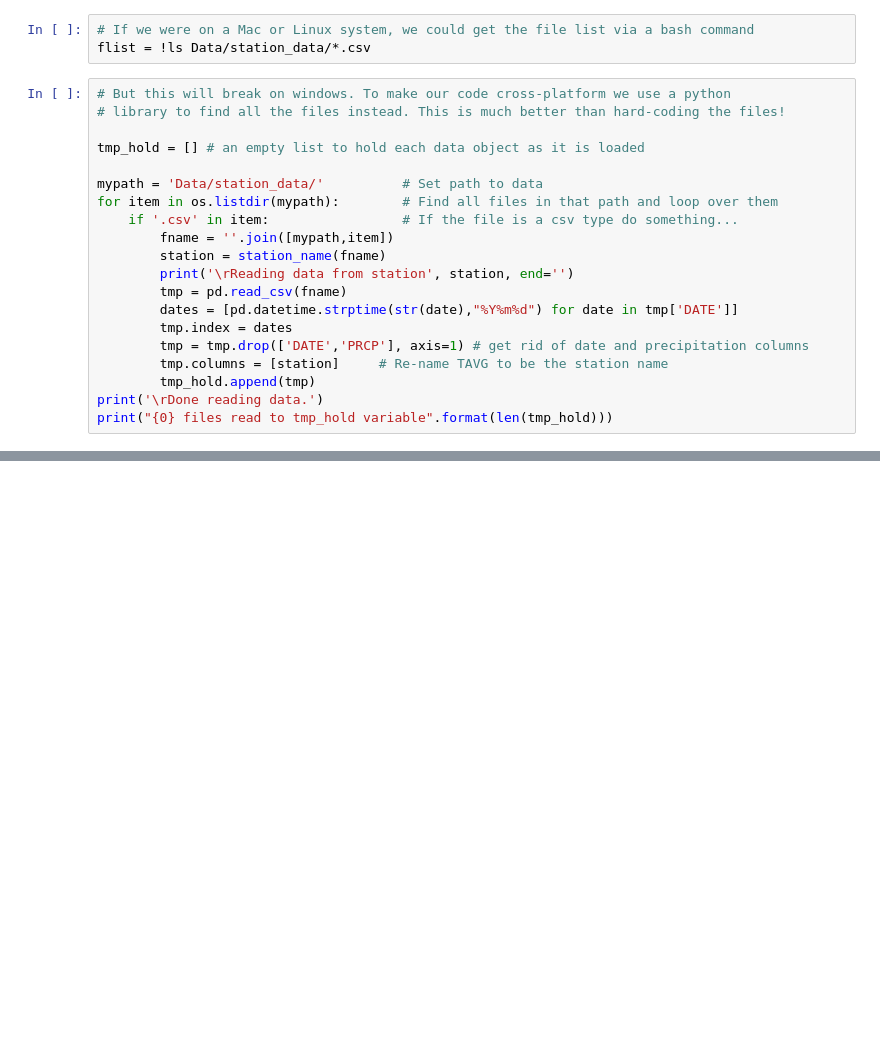
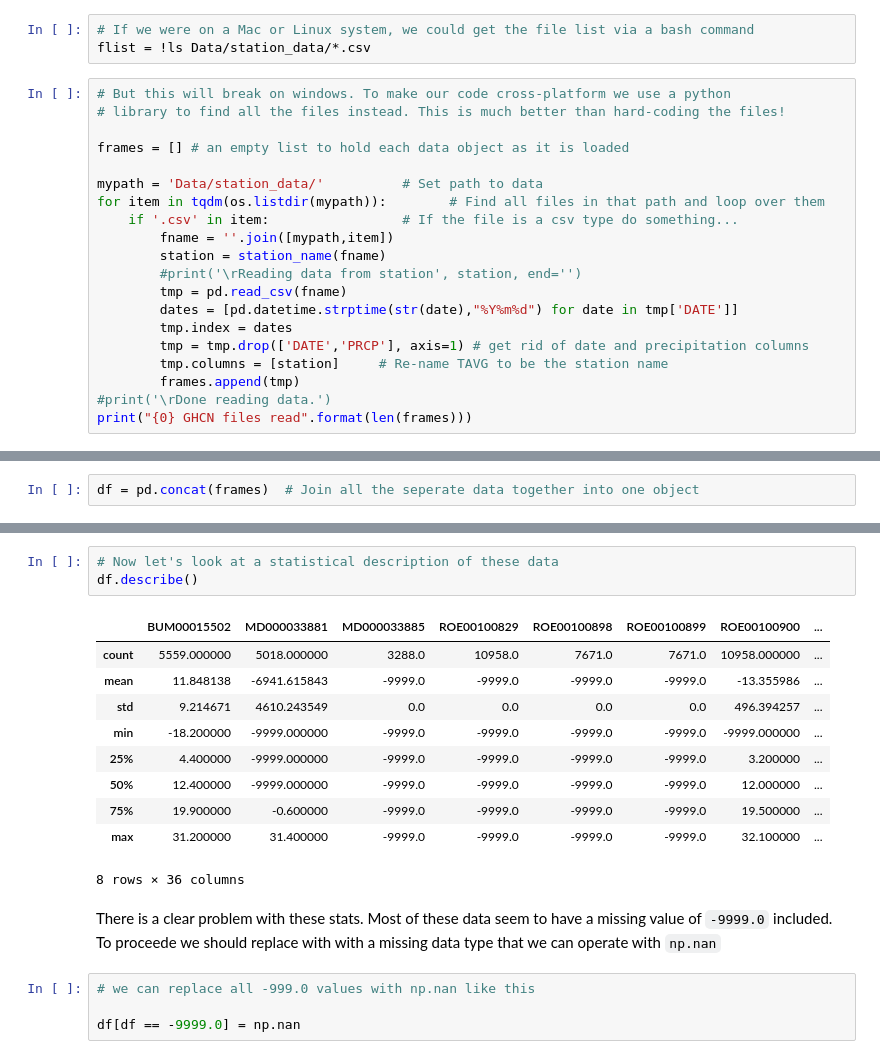
Before and after one commit to benlaken/Romania_2016, a Jupyter notebook: test_stations.ipynb, the cells around one changed output, grey strips where cells are left out. Drawn from its saved outputs; the diff is of its cells as text; blank space fills up the shorter version.

Commit message:
craeted a clean df object, ready to work from

```diff
--- a/test_stations.ipynb
+++ b/test_stations.ipynb
@@ -78,20 +83,20 @@ flist = !ls Data/station_data/*.csv
 # But this will break on windows. To make our code cross-platform we use a python
 # library to find all the files instead. This is much better than hard-coding the files!
 
-tmp_hold = [] # an empty list to hold each data object as it is loaded
+frames = [] # an empty list to hold each data object as it is loaded
 
 mypath = 'Data/station_data/'          # Set path to data
-for item in os.listdir(mypath):        # Find all files in that path and loop over them
+for item in tqdm(os.listdir(mypath)):        # Find all files in that path and loop over them
     if '.csv' in item:                 # If the file is a csv type do something...
         fname = ''.join([mypath,item])
         station = station_name(fname)
-        print('\rReading data from station', station, end='')
+        #print('\rReading data from station', station, end='')
         tmp = pd.read_csv(fname)
         dates = [pd.datetime.strptime(str(date),"%Y%m%d") for date in tmp['DATE']]
         tmp.index = dates
         tmp = tmp.drop(['DATE','PRCP'], axis=1) # get rid of date and precipitation columns
         tmp.columns = [station]     # Re-name TAVG to be the station name
-        tmp_hold.append(tmp)
-print('\rDone reading data.')
-print("{0} files read to tmp_hold variable".format(len(tmp_hold)))
+        frames.append(tmp)
+#print('\rDone reading data.')
+print("{0} GHCN files read".format(len(frames)))
 # %% [output]
@@ -115,0 +104,2 @@ Max date in all data: 2009-12-31
+# %%
+df = pd.concat(frames)  # Join all the seperate data together into one object
@@ -115,0 +119,21 @@ Max date in all data: 2009-12-31
+# %%
+# Now let's look at a statistical description of these data
+df.describe()
+# %% [output]
+|  | BUM00015502 | MD000033881 | MD000033885 | ROE00100829 | ROE00100898 | ROE00100899 | ROE00100900 | ... |
+| count | 5559.000000 | 5018.000000 | 3288.0 | 10958.0 | 7671.0 | 7671.0 | 10958.000000 | ... |
+| mean | 11.848138 | -6941.615843 | -9999.0 | -9999.0 | -9999.0 | -9999.0 | -13.355986 | ... |
+| std | 9.214671 | 4610.243549 | 0.0 | 0.0 | 0.0 | 0.0 | 496.394257 | ... |
+| min | -18.200000 | -9999.000000 | -9999.0 | -9999.0 | -9999.0 | -9999.0 | -9999.000000 | ... |
+| 25% | 4.400000 | -9999.000000 | -9999.0 | -9999.0 | -9999.0 | -9999.0 | 3.200000 | ... |
+| 50% | 12.400000 | -9999.000000 | -9999.0 | -9999.0 | -9999.0 | -9999.0 | 12.000000 | ... |
+| 75% | 19.900000 | -0.600000 | -9999.0 | -9999.0 | -9999.0 | -9999.0 | 19.500000 | ... |
+| max | 31.200000 | 31.400000 | -9999.0 | -9999.0 | -9999.0 | -9999.0 | 32.100000 | ... |
+8 rows × 36 columns
+# %% [markdown]
+There is a clear problem with these stats. Most of these data seem to have a missing value of `-9999.0` included.
+To proceede we should replace with with a missing data type that we can operate with `np.nan`
+# %%
+# we can replace all -999.0 values with np.nan like this
+
+df[df == -9999.0] = np.nan
```
Also changed, not shown: parts of 13 cells of this notebook.
